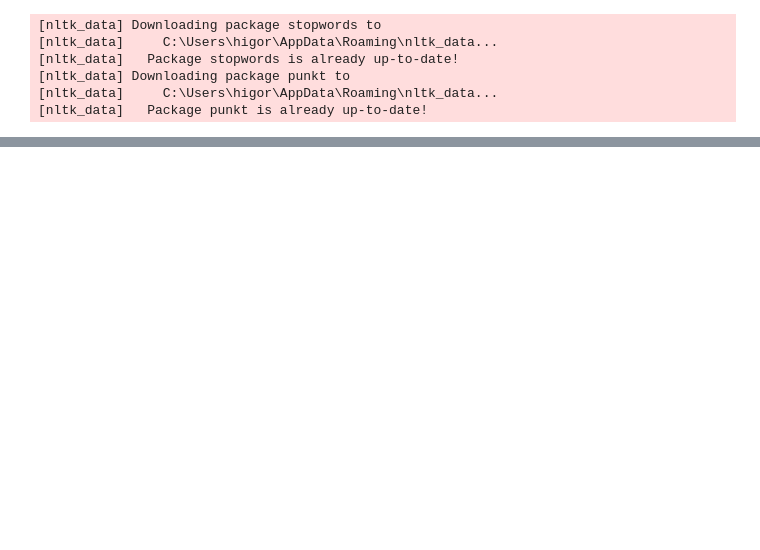
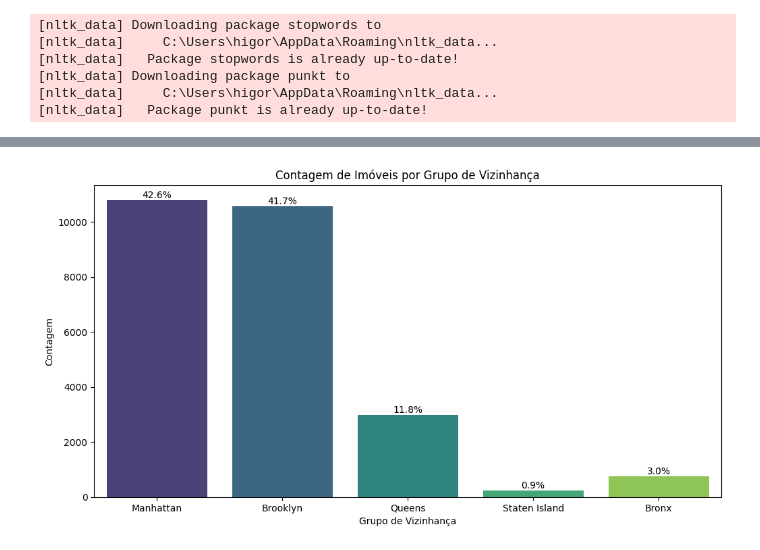
Before and after one commit to higorcamelo/analise-imoveis-airbnb-ny, a Jupyter notebook: analise.ipynb, the cells around one changed output, grey strips where cells are left out. Cells and saved outputs as stored; diff of their text form; code cells hidden in the pictures; blank space fills up the shorter version.

```diff
--- a/analise.ipynb
+++ b/analise.ipynb
@@ -49,0 +110,16 @@ plt.show()
+# %%
+plt.figure(figsize=(12, 6))
+sns.countplot(x='neighbourhood group', data=df, palette='viridis')
+
+# Adicionar porcentagens no topo das barras
+total = len(df['neighbourhood group'])
+for p in plt.gca().patches:
+    height = p.get_height()
+    plt.text(p.get_x() + p.get_width() / 2., height + 0.2, f'{height / total:.1%}', ha='center', va='bottom')
+
+plt.title('Contagem de Imóveis por Grupo de Vizinhança')
+plt.xlabel('Grupo de Vizinhança')
+plt.ylabel('Contagem')
+plt.show()
+# %% [output]
+[figure, added]
```
Also changed, not shown: parts of 16 cells of this notebook.
